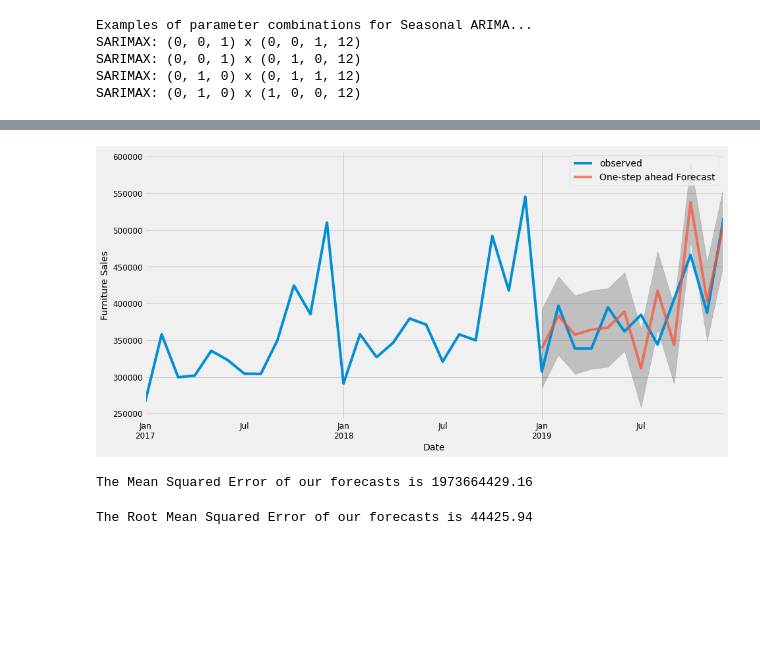
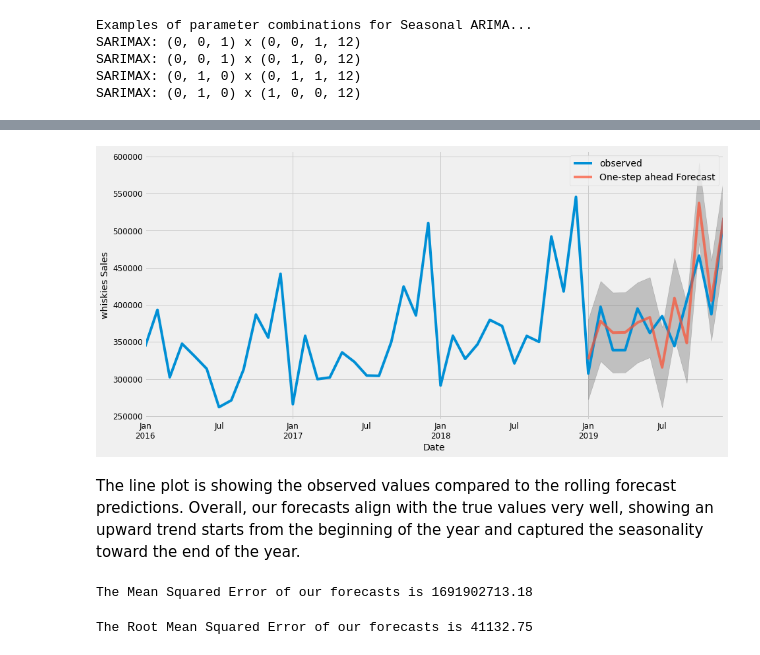
Before and after one commit to melodyyip/iowa_sale_time_series_analysis, a Jupyter notebook: iowa_time_series_analysis.ipynb, the cells around one changed output, grey strips where cells are left out. Cells and saved outputs as stored; diff of their text form; code cells hidden in the pictures; blank space fills up the shorter version.

```diff
--- a/iowa_time_series_analysis.ipynb
+++ b/iowa_time_series_analysis.ipynb
@@ -121,2 +84,0 @@ DatetimeIndex(['2017-01-03', '2017-01-04', '2017-01-05', '2017-01-06',
-# %%
-y = df_train['sale_dollars'].resample('MS').mean()
@@ -201,7 +169,7 @@ ARIMA(1, 1, 1)x(1, 1, 1, 12)12 - AIC:215.45431196462408
 mod = sm.tsa.statespace.SARIMAX(y,
                                 order=(1, 1, 1),
                                 seasonal_order=(1, 1, 0, 12),
-#                                 enforce_stationarity=False,
+                                enforce_stationarity=False,
                                 enforce_invertibility=False)
 results = mod.fit()
 print(results.summary().tables[1])
@@ -222,25 +197,27 @@ plt.show()
 # %%
 pred = results.get_prediction(start=pd.to_datetime('2019-01-01'), dynamic=False)
 pred_ci = pred.conf_int()
-ax = y['2014':].plot(label='observed')
+ax = y['2015':].plot(label='observed')
 pred.predicted_mean.plot(ax=ax, label='One-step ahead Forecast', alpha=.7, figsize=(14, 7))
 ax.fill_between(pred_ci.index,
                 pred_ci.iloc[:, 0],
                 pred_ci.iloc[:, 1], color='k', alpha=.2)
 ax.set_xlabel('Date')
-ax.set_ylabel('Furniture Sales')
+ax.set_ylabel('whiskies Sales')
 plt.legend()
 plt.show()
 # %% [output]
-[figure, old version]
+[figure, new version]
+# %% [markdown]
+The line plot is showing the observed values compared to the rolling forecast predictions. Overall, our forecasts align with the true values very well, showing an upward trend starts from the beginning of the year and captured the seasonality toward the end of the year.
 # %%
 y_forecasted = pred.predicted_mean
 y_truth = y['2019-01-01':]
 mse = ((y_forecasted - y_truth) ** 2).mean()
 print('The Mean Squared Error of our forecasts is {}'.format(round(mse, 2)))
 # %% [output]
-The Mean Squared Error of our forecasts is 1973664429.16
+The Mean Squared Error of our forecasts is 1691902713.18
 # %%
 print('The Root Mean Squared Error of our forecasts is {}'.format(round(np.sqrt(mse), 2)))
 # %% [output]
-The Root Mean Squared Error of our forecasts is 44425.94
+The Root Mean Squared Error of our forecasts is 41132.75
```
Also changed, not shown: parts of 29 cells of this notebook.
